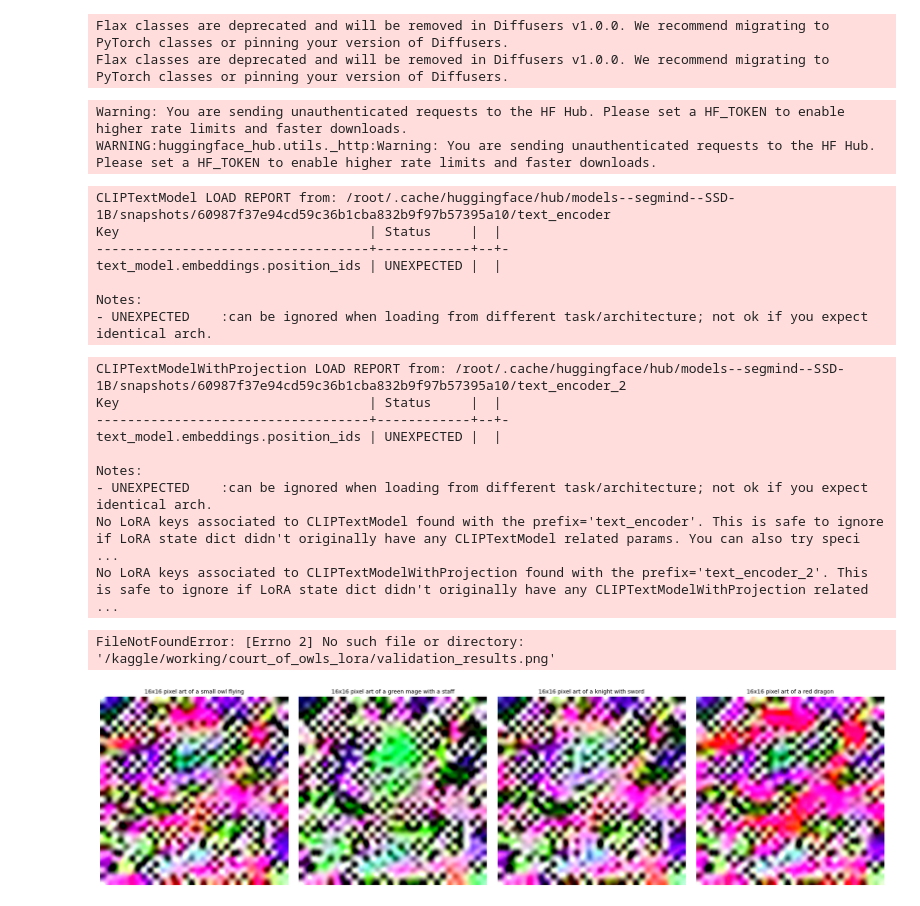
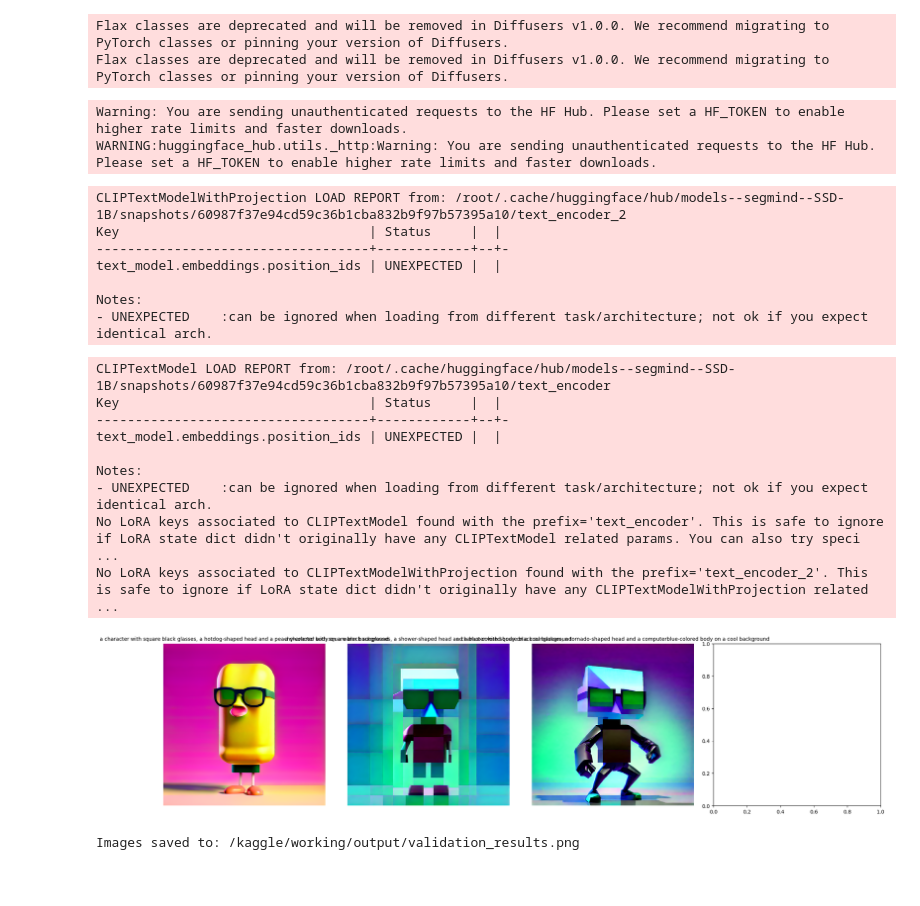
Before and after one commit to FAHIM-ISHTIAK/PixelArtGeneration, a Jupyter notebook: image_generator.ipynb, the cells around one changed output. Drawn from its saved outputs; the diff is of its cells as text; code cells hidden in the pictures.

Commit message:
Kaggle Notebook | notebookd04b5f6b31 | Version 1

```diff
--- a/image_generator.ipynb
+++ b/image_generator.ipynb
@@ -13,14 +13,19 @@ pipe = DiffusionPipeline.from_pretrained(
 pipe.to("cuda")
 
 # Load your trained LoRA weights
-pipe.load_lora_weights("/kaggle/input/datasets/fahimishtiak/ssd1b-lora-adapter/court_of_owls_lora/pytorch_lora_weights.safetensors")
+# pipe.load_lora_weights("/kaggle/input/datasets/fahimishtiak/ssd1b-lora-adapter/court_of_owls_lora_v2/pytorch_lora_weights.safetensors")
+
+pipe.load_lora_weights("/kaggle/input/datasets/fahimishtiak/ssd1b-lora-adapter/court_of_owls_lora_v2/pytorch_lora_weights.safetensors")
+
 
 # Generate test images
+# prompts = [
+# "a character with square black glasses, a hotdog-shaped head and a peachy-colored body on a warm background"
+# ]
 prompts = [
-    "16x16 pixel art of a small owl flying",
-    "16x16 pixel art of a green mage with a staff",
-    "16x16 pixel art of a knight with sword",
-    "16x16 pixel art of a red dragon"
+    "a character with square black glasses, a hotdog-shaped head and a peachy-colored body on a warm background",
+    "a character with square black sunglasses, a shower-shaped head and a blue-colored body on a cool background",
+    "a character with square black sunglasses, a tornado-shaped head and a computerblue-colored body on a cool background",
 ]
 
 images = []
@@ -39,34 +44,34 @@ for ax, img, prompt in zip(axes, images, prompts):
     ax.imshow(img)
     ax.set_title(prompt, fontsize=10)
     ax.axis('off')
 plt.tight_layout()
 
 # Create output directory and save
 os.makedirs("/kaggle/working/output", exist_ok=True)
 plt.savefig("/kaggle/working/output/validation_results.png")
 plt.show()
 
 print("Images saved to: /kaggle/working/output/validation_results.png")
 # %% [output]
 Flax classes are deprecated and will be removed in Diffusers v1.0.0. We recommend migrating to PyTorch classes or pinning your version of Diffusers.
 Flax classes are deprecated and will be removed in Diffusers v1.0.0. We recommend migrating to PyTorch classes or pinning your version of Diffusers.
 Warning: You are sending unauthenticated requests to the HF Hub. Please set a HF_TOKEN to enable higher rate limits and faster downloads.
 WARNING:huggingface_hub.utils._http:Warning: You are sending unauthenticated requests to the HF Hub. Please set a HF_TOKEN to enable higher rate limits and faster downloads.
-CLIPTextModel LOAD REPORT from: /root/.cache/huggingface/hub/models--segmind--SSD-1B/snapshots/60987f37e94cd59c36b1cba832b9f97b57395a10/text_encoder
+CLIPTextModelWithProjection LOAD REPORT from: /root/.cache/huggingface/hub/models--segmind--SSD-1B/snapshots/60987f37e94cd59c36b1cba832b9f97b57395a10/text_encoder_2
 Key                                | Status     |  |
 -----------------------------------+------------+--+-
 text_model.embeddings.position_ids | UNEXPECTED |  |
 
 Notes:
 - UNEXPECTED    :can be ignored when loading from different task/architecture; not ok if you expect identical arch.
-CLIPTextModelWithProjection LOAD REPORT from: /root/.cache/huggingface/hub/models--segmind--SSD-1B/snapshots/60987f37e94cd59c36b1cba832b9f97b57395a10/text_encoder_2
+CLIPTextModel LOAD REPORT from: /root/.cache/huggingface/hub/models--segmind--SSD-1B/snapshots/60987f37e94cd59c36b1cba832b9f97b57395a10/text_encoder
 Key                                | Status     |  |
 -----------------------------------+------------+--+-
 text_model.embeddings.position_ids | UNEXPECTED |  |
 
 Notes:
 - UNEXPECTED    :can be ignored when loading from different task/architecture; not ok if you expect identical arch.
 No LoRA keys associated to CLIPTextModel found with the prefix='text_encoder'. This is safe to ignore if LoRA state dict didn't originally have any CLIPTextModel related params. You can also try speci ...
 No LoRA keys associated to CLIPTextModelWithProjection found with the prefix='text_encoder_2'. This is safe to ignore if LoRA state dict didn't originally have any CLIPTextModelWithProjection related  ...
+[figure, new version]
-FileNotFoundError: [Errno 2] No such file or directory: '/kaggle/working/court_of_owls_lora/validation_results.png'
+Images saved to: /kaggle/working/output/validation_results.png
-[figure, old version]
```
